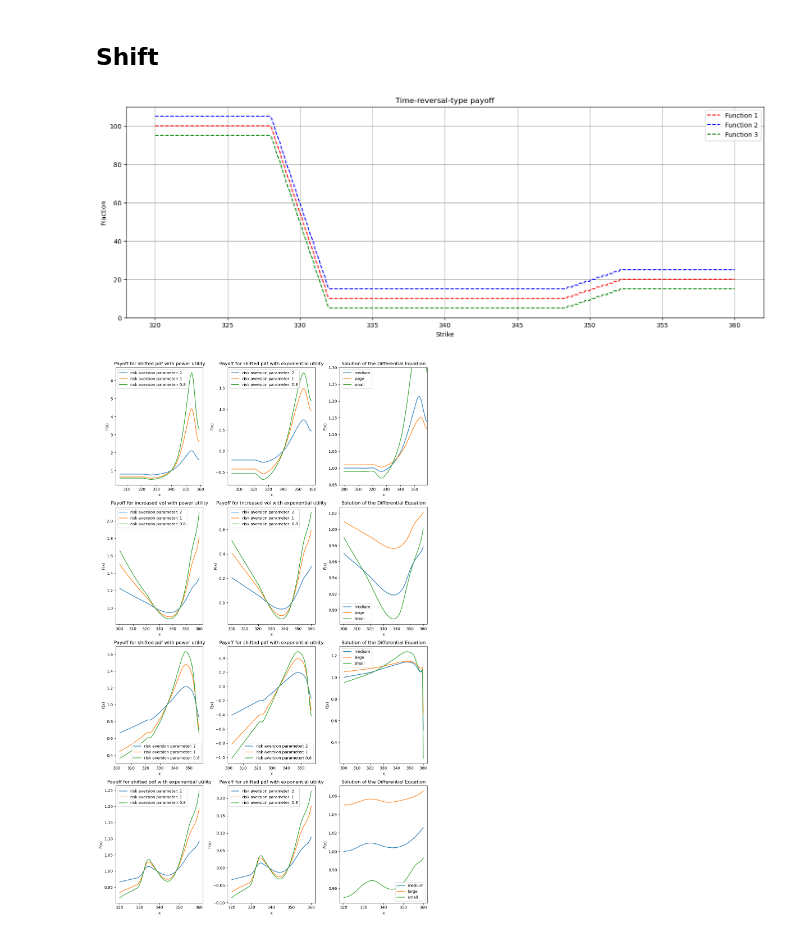
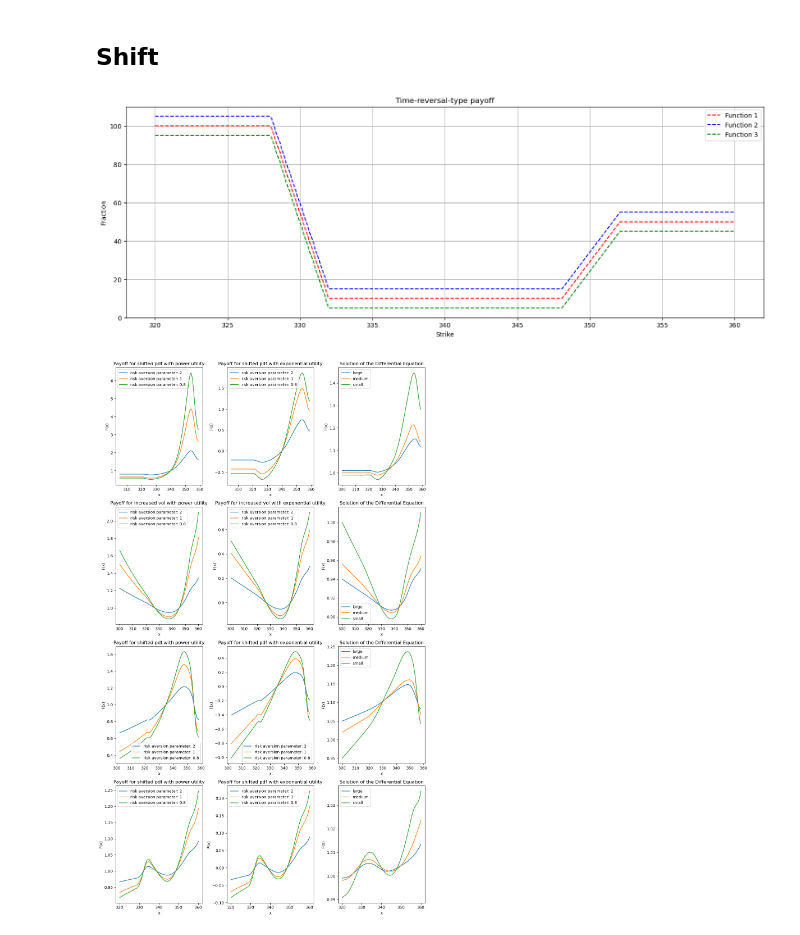
Before and after one commit to astavrop0/Derivative_structuring_and_implied_risk_aversion, a Jupyter notebook: notebooks/Risk Neutral pdf with BL.ipynb, the cells around one changed output. Saved outputs shown, nothing was run; the diff lists cells and outputs as text; code cells hidden in the pictures.

```diff
--- a/notebooks/Risk Neutral pdf with BL.ipynb
+++ b/notebooks/Risk Neutral pdf with BL.ipynb
@@ -1154,7 +973,7 @@ plt.show()
 def custom_risk_aversion1(x):
     c1 = 100
     c2 = 10
-    c3 = 20
+    c3 = 50
     a1 = (c2-c1)/4
     b1 = c2 - 332*a1
     a2 = (c3-c2)/4
@@ -1197,7 +1016,7 @@ plt.legend()
 plt.grid(True)
 plt.show()
 # %% [output]
-[figure, old version]
+[figure, new version]
 # %%
 
 def c_shift(x):
@@ -1279,21 +1098,23 @@ F0 = 0.95  # Initial value of F(x) at x0
 
 x_end = 360  # End value of x
 x_values1 = np.linspace(300, x_end, 100)  # Range of x values
+x_values_shift = np.linspace(300, 359, 100)  # Range of x values
 x_values2 = np.linspace(320, x_end, 100)  # Range of x values
+x_values_rc = np.linspace(300, 358, 100)
 
 # Solve the ODE
-solution1_shift = solve_ivp(ode1_shift, [300, x_end], [1], t_eval=x_values1)
-solution2_shift = solve_ivp(ode2_shift, [300, x_end], [1.01], t_eval=x_values1)
-solution3_shift = solve_ivp(ode3_shift, [300, x_end], [0.99], t_eval=x_values1)
+solution1_shift = solve_ivp(ode1_shift, [300, x_end], [1], t_eval=x_values_shift)
+solution2_shift = solve_ivp(ode2_shift, [300, x_end], [1.01], t_eval=x_values_shift)
+solution3_shift = solve_ivp(ode3_shift, [300, x_end], [0.99], t_eval=x_values_shift)
 solution1_vol = solve_ivp(ode1_vol, [300, x_end], [1], t_eval=x_values1)
-solution2_vol = solve_ivp(ode2_vol, [300, x_end], [1.01], t_eval=x_values1)
-solution3_vol = solve_ivp(ode3_vol, [300, x_end], [0.99], t_eval=x_values1)
-solution1_rc = solve_ivp(ode1_rc, [300, x_end], [1], t_eval=x_values1)
-solution2_rc = solve_ivp(ode2_rc, [300, x_end], [1.05], t_eval=x_values1)
-solution3_rc = solve_ivp(ode3_rc, [300, x_end], [0.95], t_eval=x_values1)
-solution1_skew = solve_ivp(ode1_skew, [320, x_end], [1], t_eval=x_values2)
-solution2_skew = solve_ivp(ode2_skew, [320, x_end], [1.05], t_eval=x_values2)
-solution3_skew = solve_ivp(ode3_skew, [320, x_end], [0.95], t_eval=x_values2)
+solution2_vol = solve_ivp(ode2_vol, [300, x_end], [0.99], t_eval=x_values1)
+solution3_vol = solve_ivp(ode3_vol, [300, x_end], [1.0], t_eval=x_values1)
+solution1_rc = solve_ivp(ode1_rc, [300, 359], [0.99], t_eval=x_values_rc)
+solution2_rc = solve_ivp(ode2_rc, [300, 359], [1.05], t_eval=x_values_rc)
+solution3_rc = solve_ivp(ode3_rc, [300, 359], [0.95], t_eval=x_values_rc)
+solution1_skew = solve_ivp(ode1_skew, [320, x_end], [0.991], t_eval=x_values2)
+solution2_skew = solve_ivp(ode2_skew, [320, x_end], [0.999], t_eval=x_values2)
+solution3_skew = solve_ivp(ode3_skew, [320, x_end], [0.9908], t_eval=x_values2)
 # %%
 # Define a new function that applies the power transformation
 def general_payoff_power_shift(x, gamma):
@@ -1322,7 +1143,7 @@ def general_payoff_exponential_skew(x, gamma):
 # %%
 strike_range_shift = np.linspace(np.min(shifted_pdf[:, 0]), 359, 500)
 strike_range_vol = np.linspace(np.min(more_volatile_pdf[:, 0]), end_range, 500)
-strike_range_rc = np.linspace(np.min(rc_pdf[:, 0]), 357, 500)
+strike_range_rc = np.linspace(np.min(rc_pdf[:, 0]), 358, 500)
 strike_range_skew = np.linspace(np.min(skewed_pdf[:, 0]), end_range, 500)
 
 plt.figure(figsize=(12, 20))
@@ -1346,11 +1167,9 @@ plt.title('Payoff for shifted pdf with exponential utility')
 plt.legend()
 
 plt.subplot(4, 3, 3)
+plt.plot(solution2_shift.t, solution2_shift.y[0], label='large')
 plt.plot(solution1_shift.t, solution1_shift.y[0], label='medium')
-plt.plot(solution2_shift.t, solution2_shift.y[0], label='large')
 plt.plot(solution3_shift.t, solution3_shift.y[0], label='small')
-plt.xlim(left=None, right=359)
-plt.ylim(bottom=0.95, top=1.3)
 plt.xlabel('x')
 plt.ylabel('F(x)')
 plt.title('Solution of the Differential Equation')
@@ -1375,8 +1194,8 @@ plt.title('Payoff for increased vol with exponential utility')
 plt.legend()
 
 plt.subplot(4, 3, 6)
-plt.plot(solution1_vol.t, solution1_vol.y[0]-0.03, label='medium')
-plt.plot(solution2_vol.t, solution2_vol.y[0], label='large')
+plt.plot(solution2_vol.t, solution2_vol.y[0]-0.05, label='large')
+plt.plot(solution1_vol.t, solution1_vol.y[0]-0.044, label='medium')
 plt.plot(solution3_vol.t, solution3_vol.y[0], label='small')
 plt.xlabel('x')
 plt.ylabel('F(x)')
@@ -1402,8 +1221,8 @@ plt.title('Payoff for shifted pdf with exponential utility')
 plt.legend()
 
 plt.subplot(4, 3, 9)
-plt.plot(solution1_rc.t, solution1_rc.y[0], label='medium')
 plt.plot(solution2_rc.t, solution2_rc.y[0], label='large')
+plt.plot(solution1_rc.t, solution1_rc.y[0]+0.03, label='medium')
 plt.plot(solution3_rc.t, solution3_rc.y[0], label='small')
 plt.xlabel('x')
 plt.ylabel('F(x)')
@@ -1411,33 +1230,33 @@ plt.title('Solution of the Differential Equation')
 plt.legend()
 
 plt.subplot(4, 3, 10)
 plt.plot(strike_range_skew, general_payoff_power_skew(strike_range_skew, 2), label='risk aversion parameter: 2')
 plt.plot(strike_range_skew, general_payoff_power_skew(strike_range_skew, 1), label='risk aversion parameter: 1')
 plt.plot(strike_range_skew, general_payoff_power_skew(strike_range_skew, 0.8), label='risk aversion parameter: 0.8')
 plt.xlabel('x')
 plt.ylabel('F(x)')
-plt.title('Payoff for shifted pdf with exponential utility')
+plt.title('Payoff for shifted pdf with power utility')
 plt.legend()
 
 plt.subplot(4, 3, 11)
 plt.plot(strike_range_skew, general_payoff_exponential_skew(strike_range_skew, 2), label='risk aversion parameter: 2')
 plt.plot(strike_range_skew, general_payoff_exponential_skew(strike_range_skew, 1), label='risk aversion parameter: 1')
 plt.plot(strike_range_skew, general_payoff_exponential_skew(strike_range_skew, 0.8), label='risk aversion parameter: 0.8')
 plt.xlabel('x')
 plt.ylabel('F(x)')
 plt.title('Payoff for shifted pdf with exponential utility')
 plt.legend()
 
 plt.subplot(4, 3, 12)
-plt.plot(solution1_skew.t, solution1_skew.y[0], label='medium')
 plt.plot(solution2_skew.t, solution2_skew.y[0], label='large')
+plt.plot(solution1_skew.t, solution1_skew.y[0]+0.007, label='medium')
 plt.plot(solution3_skew.t, solution3_skew.y[0], label='small')
 plt.xlabel('x')
 plt.ylabel('F(x)')
 plt.title('Solution of the Differential Equation')
 plt.legend()
 
 plt.tight_layout()
 plt.show()
 # %% [output]
-[figure, old version]
+[figure, new version]
```
Also changed, not shown: parts of 21 cells of this notebook.
